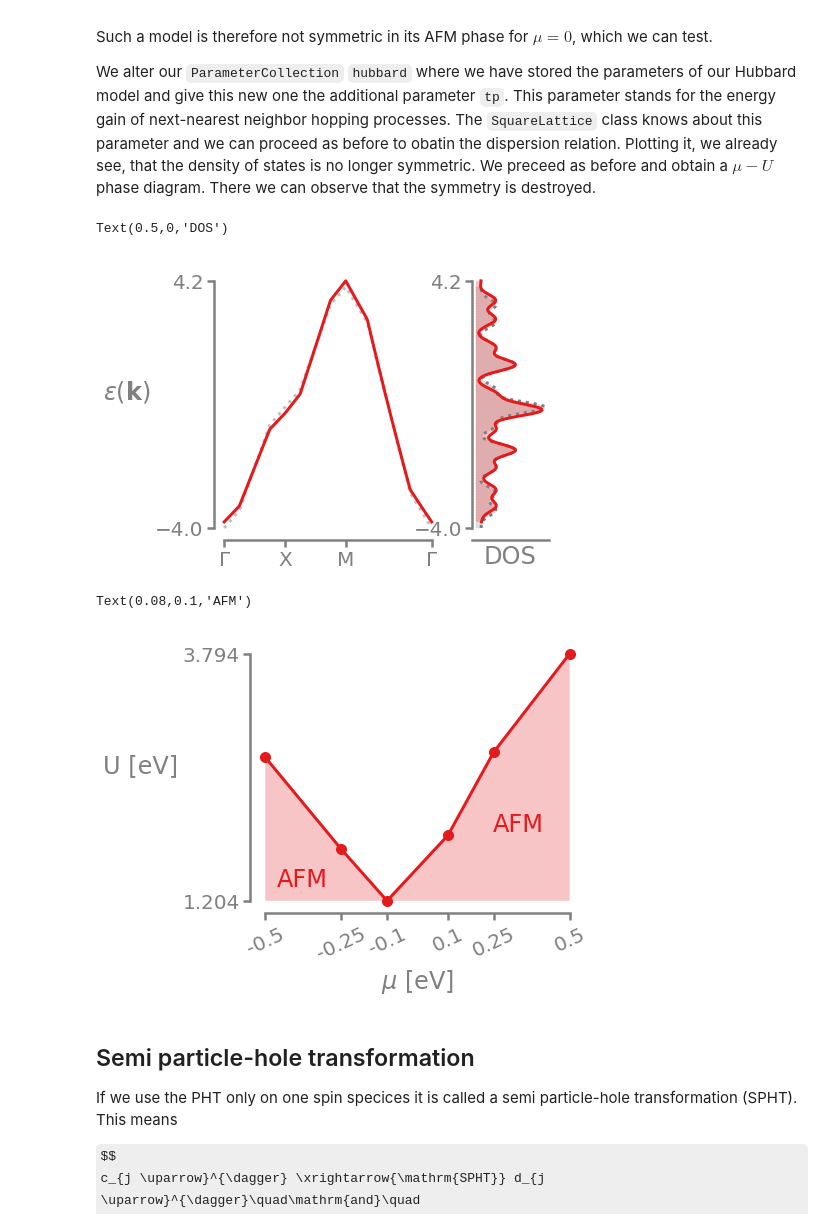
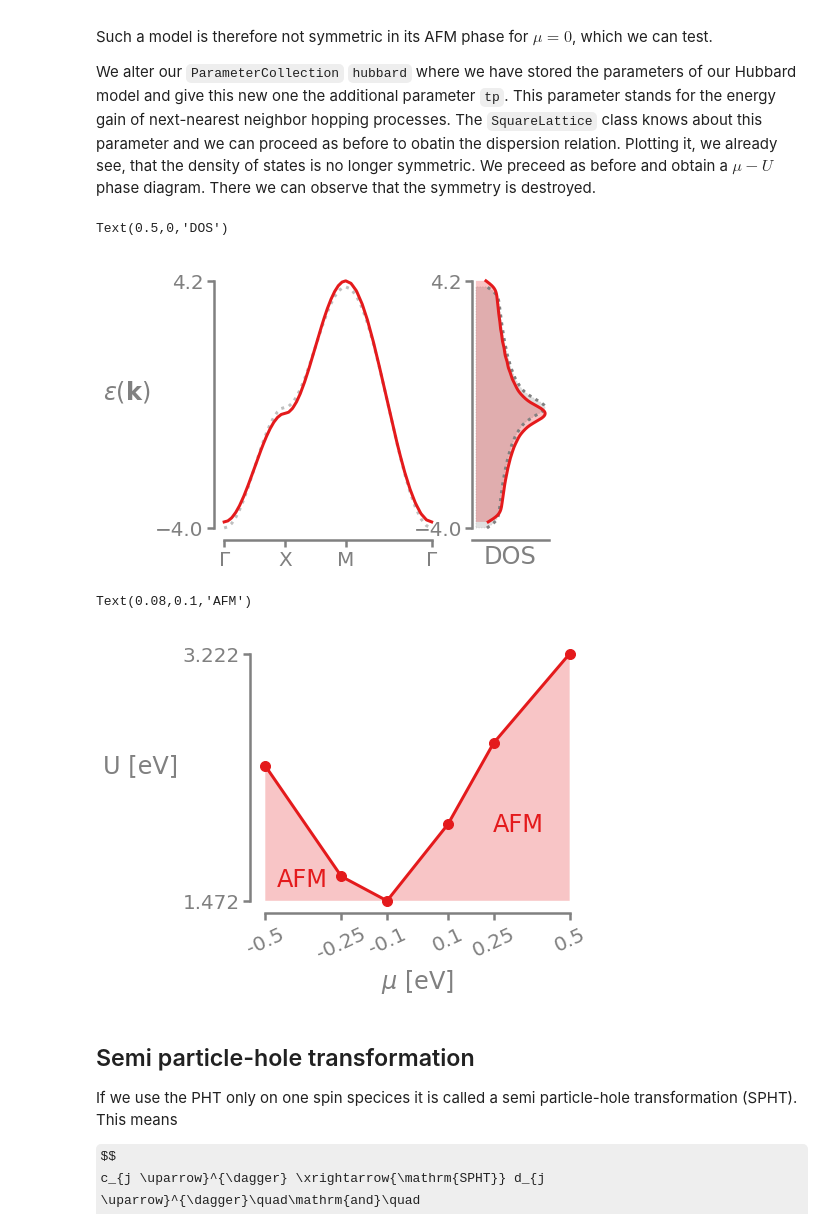
Before and after one commit to TRIQS/tprf, a Jupyter notebook: benchmark/eliashberg/particle_hole_transformation/PHT_Hubbard_Model.ipynb, the cells around one changed output. Drawn from its saved outputs; the diff is of its cells as text; code cells hidden in the pictures; some formulas as TeX source.

```diff
--- a/benchmark/eliashberg/particle_hole_transformation/PHT_Hubbard_Model.ipynb
+++ b/benchmark/eliashberg/particle_hole_transformation/PHT_Hubbard_Model.ipynb
@@ -47,7 +47,7 @@ hubbard = ParameterCollection(   # -- Model Parameter
                                  zeeman=0.0, # Strength of zeeman term
 
                                  # -- Technical parameter
-                                 nk=8, # Number of points in one dimension considered in the Brillouin zone.
+                                 nk=32, # Number of points in one dimension considered in the Brillouin zone.
                                  nw=50, # Number of Matsubara points in positive dimension.
                                         )
 hubbard
@@ -425,18 +425,18 @@ e_k_nn = H.on_mesh_brillouin_zone(n_k=(hubbard_next_nearest_neighbor_hopping.nk,
 # %%
 # -- Bandstructure
 ax_bs = plt.subplot(gs[0])
-ax_bs.bsplot(e_k, path, color='grey', ls="dotted", alpha=0.5)
-ax_bs.bsplot(e_k_nn, path)
+ax_bs.bsplot(e_k[0,0], path, color='grey', ls="dotted", alpha=0.5)
+ax_bs.bsplot(e_k_nn[0,0], path)
 ax_bs.set_ylabel('$\epsilon(\mathbf{k})$', rotation=0, ha='right')
 
 # -- Density of states
 ax_dos = plt.subplot(gs[1])
-ax_dos.dosplot(e_k, color='grey', linestyle='dotted')
-ax_dos.dosplot(e_k_nn)
+ax_dos.dosplot(e_k[0,0], color='grey', linestyle='dotted')
+ax_dos.dosplot(e_k_nn[0,0])
 ax_dos.set_xlabel('DOS')
 # %% [output]
 Text(0.5,0,'DOS')
-[figure, old version]
+[figure, new version]
 # %%
 %%capture
 
@@ -470,7 +470,7 @@ ax_pd.text(0.725, 0.3, "AFM", transform = ax_pd.transAxes, size=24, color='C0')
 ax_pd.text(0.08, 0.1, "AFM", transform = ax_pd.transAxes, size=24, color='C0')
 # %% [output]
 Text(0.08,0.1,'AFM')
-[figure, old version]
+[figure, new version]
 # %% [markdown]
 ## Semi particle-hole transformation
 
```
Also changed, not shown: parts of 15 cells of this notebook, 3 other files.
